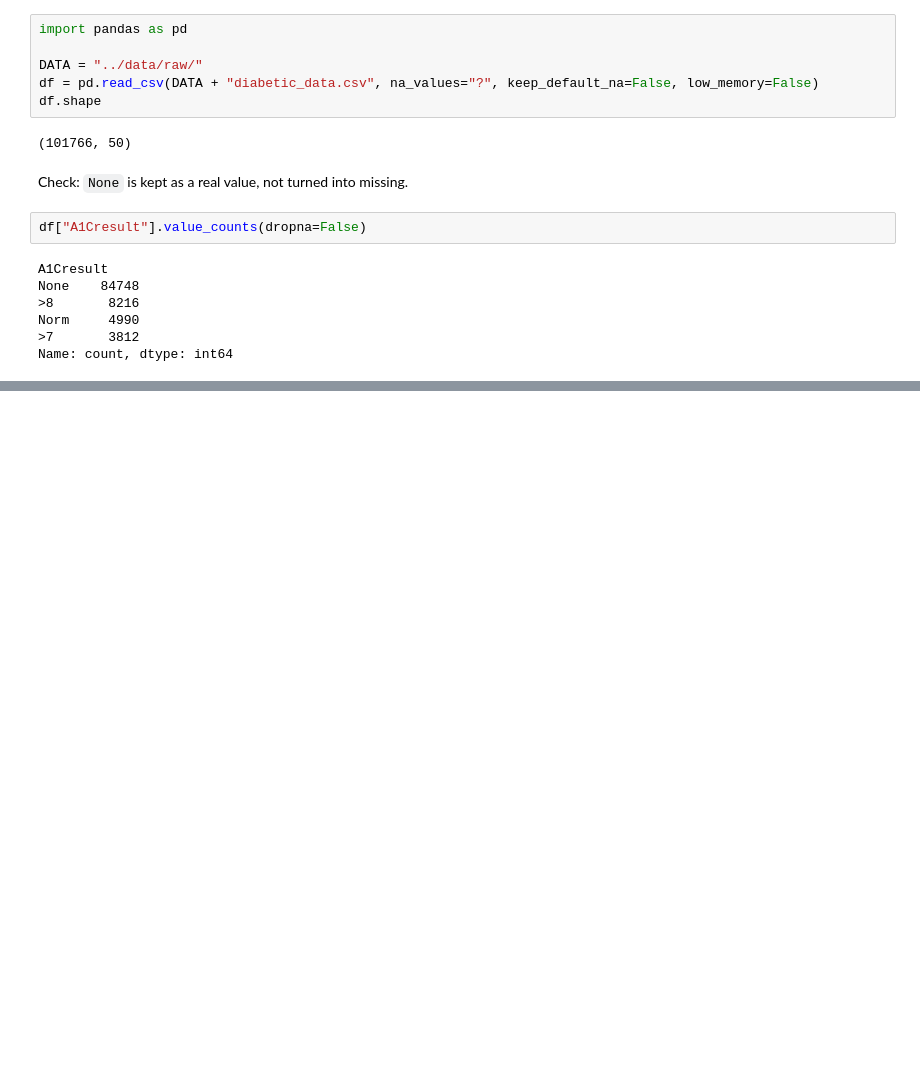
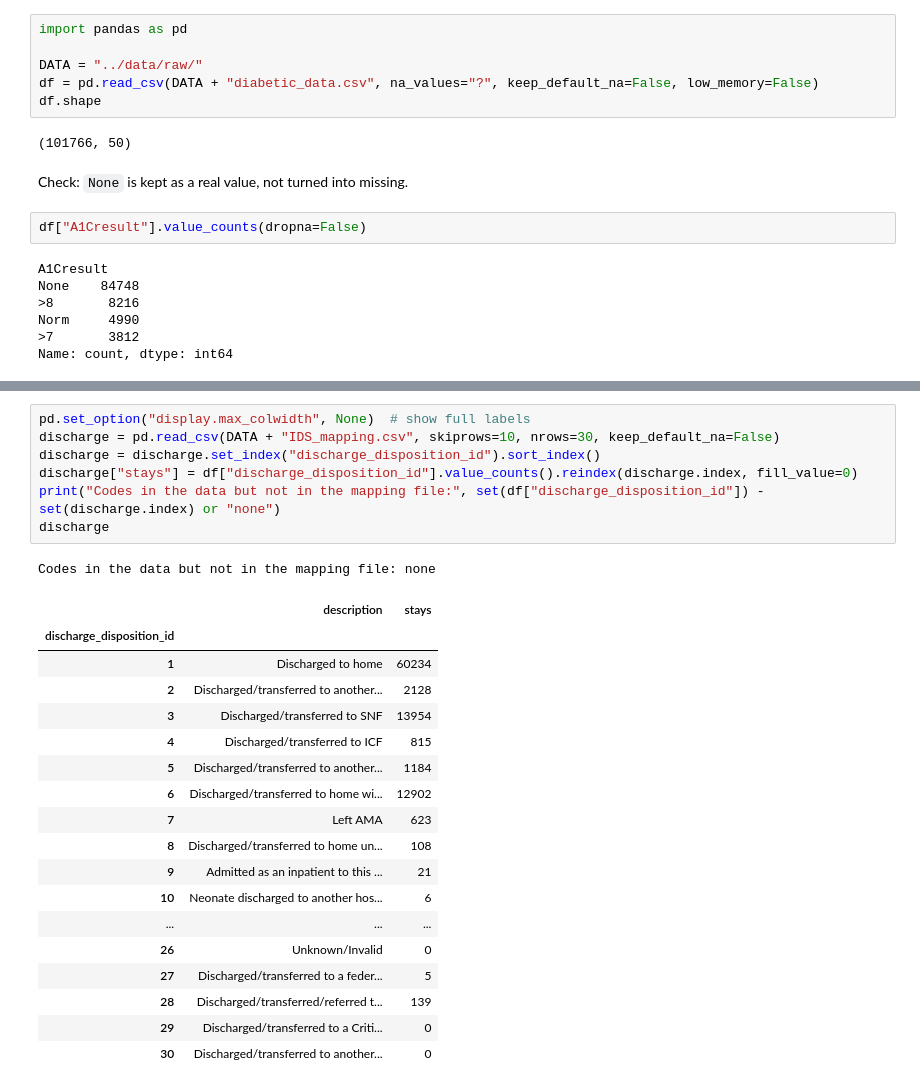
Before and after one commit to barbarosisik/diabetes-readmission-analysis, a Jupyter notebook: notebooks/analysis.ipynb, the cells around one changed output, grey strips where cells are left out. Saved outputs shown, nothing was run; the diff lists cells and outputs as text; blank space fills up the shorter version.

```diff
--- a/notebooks/analysis.ipynb
+++ b/notebooks/analysis.ipynb
@@ -33,0 +135,27 @@ Name: count, dtype: int64
+# %%
+pd.set_option("display.max_colwidth", None)  # show full labels
+discharge = pd.read_csv(DATA + "IDS_mapping.csv", skiprows=10, nrows=30, keep_default_na=False)
+discharge = discharge.set_index("discharge_disposition_id").sort_index()
+discharge["stays"] = df["discharge_disposition_id"].value_counts().reindex(discharge.index, fill_value=0)
+print("Codes in the data but not in the mapping file:", set(df["discharge_disposition_id"]) - set(discharge.index) or "none")
+discharge
+# %% [output]
+Codes in the data but not in the mapping file: none
+|  | description | stays |
+| discharge_disposition_id |  |  |
+| 1 | Discharged to home | 60234 |
+| 2 | Discharged/transferred to another... | 2128 |
+| 3 | Discharged/transferred to SNF | 13954 |
+| 4 | Discharged/transferred to ICF | 815 |
+| 5 | Discharged/transferred to another... | 1184 |
+| 6 | Discharged/transferred to home wi... | 12902 |
+| 7 | Left AMA | 623 |
+| 8 | Discharged/transferred to home un... | 108 |
+| 9 | Admitted as an inpatient to this ... | 21 |
+| 10 | Neonate discharged to another hos... | 6 |
+| ... | ... | ... |
+| 26 | Unknown/Invalid | 0 |
+| 27 | Discharged/transferred to a feder... | 5 |
+| 28 | Discharged/transferred/referred t... | 139 |
+| 29 | Discharged/transferred to a Criti... | 0 |
+| 30 | Discharged/transferred to another... | 0 |
```
Also changed, not shown: parts of 18 cells of this notebook, 3 other files.
